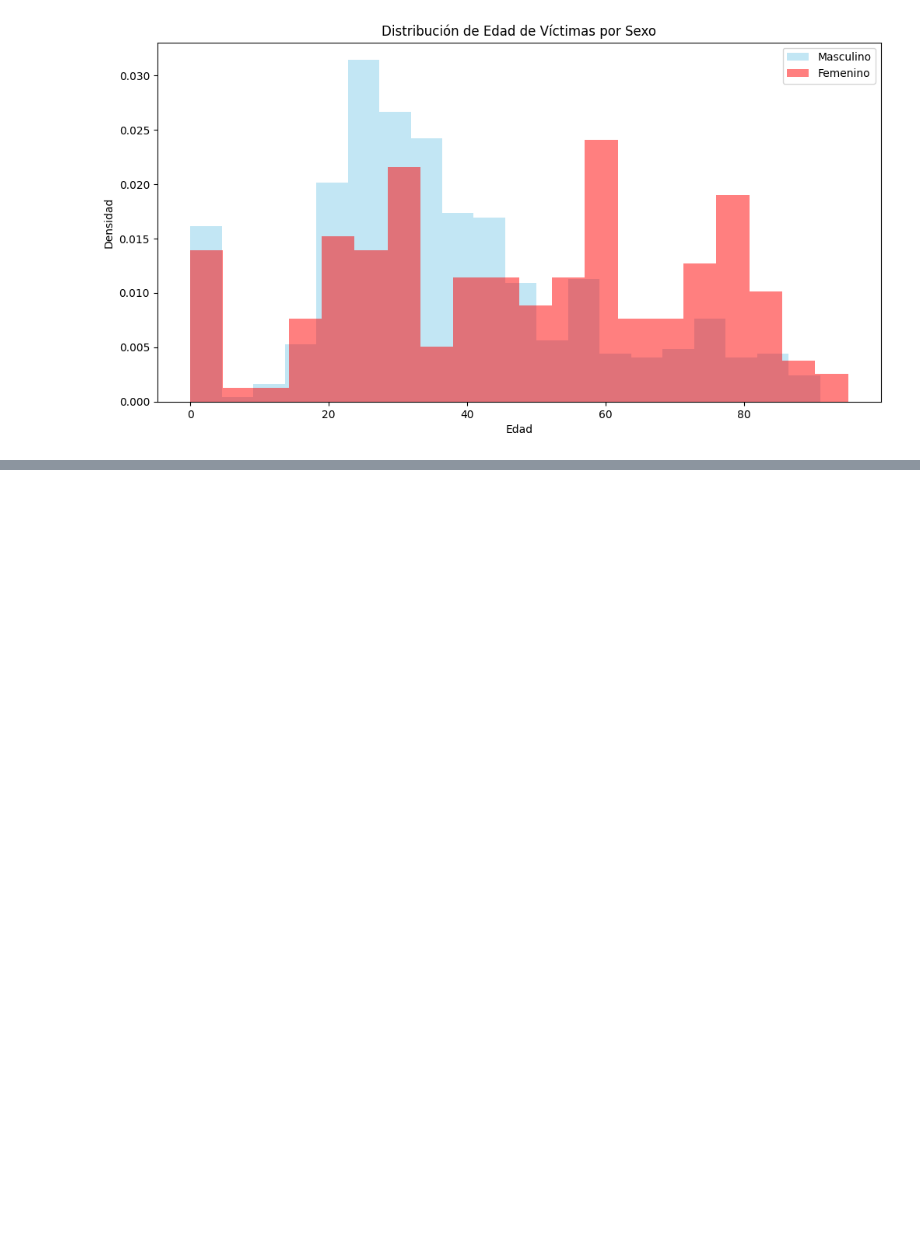
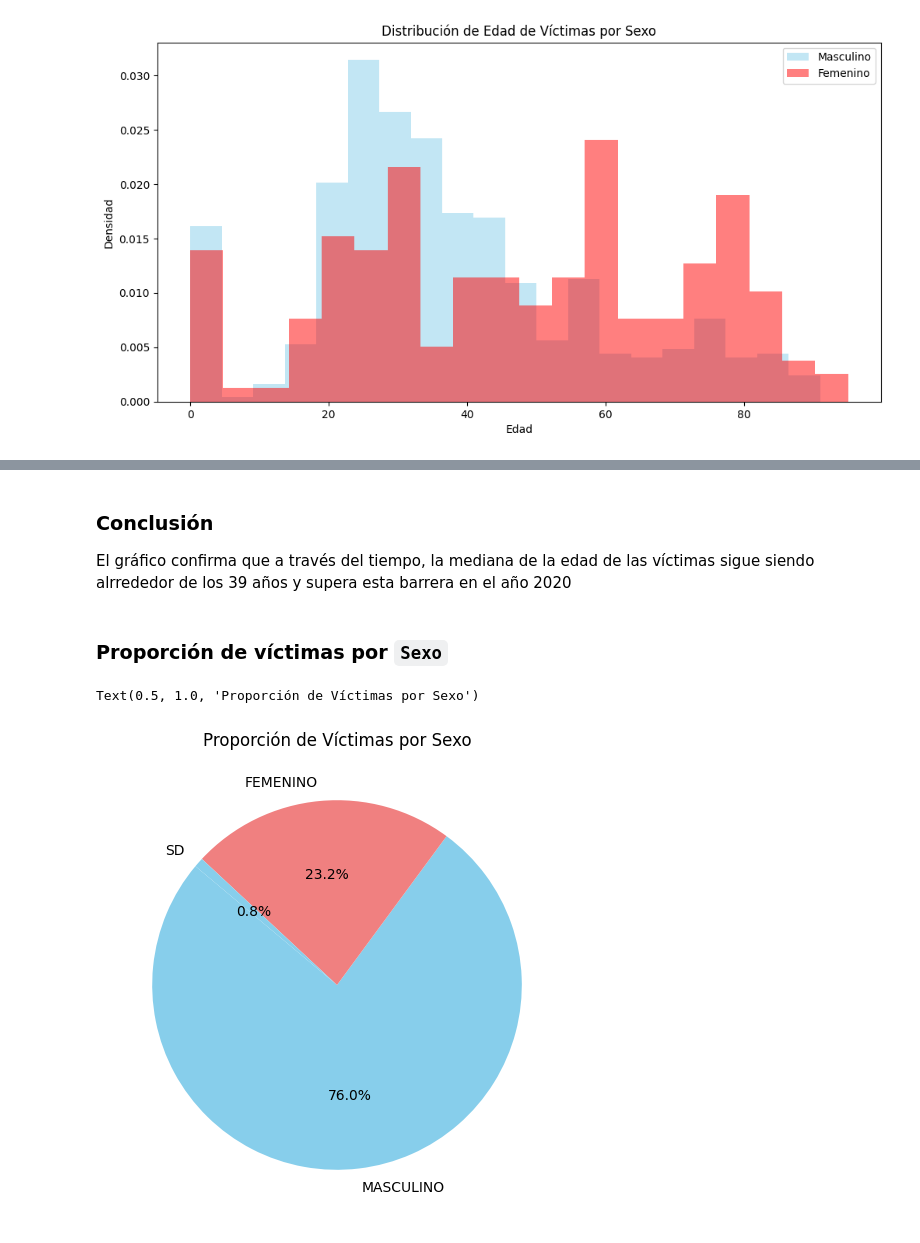
Before and after one commit to JimeFioni/PI-02-Siniestros-Viales, a Jupyter notebook: EDA.ipynb, the cells around one changed output, grey strips where cells are left out. Cells and saved outputs as stored; diff of their text form; code cells hidden in the pictures; blank space fills up the shorter version.

```diff
--- a/EDA.ipynb
+++ b/EDA.ipynb
@@ -446,0 +467,23 @@ El gráfico muestra dos histogramas sobre el mismo eje a fin de poder comparar d
+# %% [markdown]
+### **Conclusión**
+El gráfico confirma que a través del tiempo, la mediana de la edad de las víctimas sigue siendo alrrededor de los 39 años y supera esta barrera en el año 2020
+# %% [markdown]
+### Proporción de víctimas por `Sexo`
+# %%
+# Calcular la proporción de víctimas por sexo
+proporcion = df['Sexo'].value_counts(normalize=True) * 100
+
+# Preparar los datos para el gráfico de torta
+labels = proporcion.index
+sizes = proporcion.values
+
+# Crear el gráfico de torta
+plt.figure(figsize=(12, 6))
+
+# Gráfico de torta
+
+plt.pie(sizes, labels=labels, autopct='%1.1f%%', startangle=140, colors=['skyblue', 'lightcoral'])
+plt.title('Proporción de Víctimas por Sexo')
+# %% [output]
+Text(0.5, 1.0, 'Proporción de Víctimas por Sexo')
+[figure, added]
```
Also changed, not shown: parts of 5 cells of this notebook.
